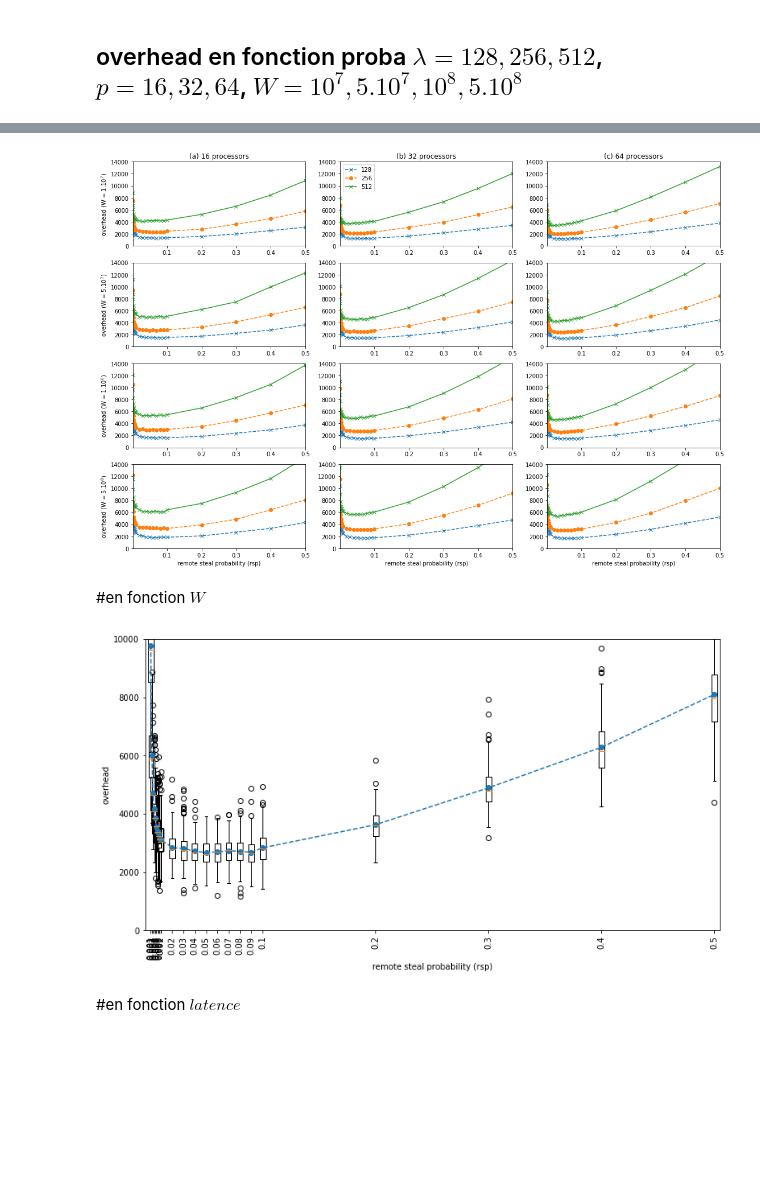
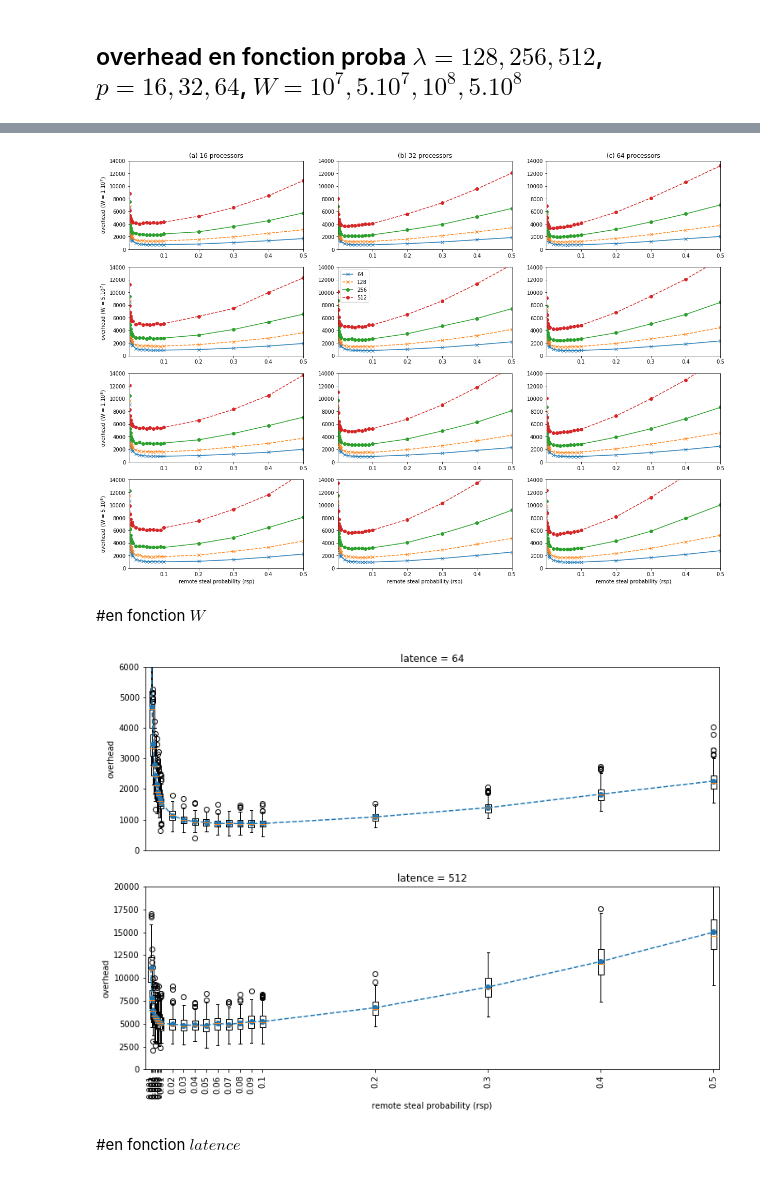
Before and after one commit to wagnerf42/ws-simulator, a Jupyter notebook: result/strategy/simulation_ipynb/simulation_thesis_proba.ipynb, the cells around one changed output, grey strips where cells are left out. Saved outputs shown, nothing was run; the diff lists cells and outputs as text; code cells hidden in the pictures; blank space fills up the shorter version.

```diff
--- a/result/strategy/simulation_ipynb/simulation_thesis_proba.ipynb
+++ b/result/strategy/simulation_ipynb/simulation_thesis_proba.ipynb
@@ -15,9 +15,10 @@ def load_file(filename):
     work = a[:,4]
     i_steals = a[:,16]
     e_steals = a[:,17]
-    return rsp, latencies, times, processors, work#, i_steals, i_steals
+    return rsp, latencies, times, processors, work, i_steals, e_steals
 
 directory = "/home/khatiri/these/projet/ws-simulator/Simulation/strategy_proba/proba_steal_50p/"
+directory_70p = "/home/khatiri/these/projet/ws-simulator/Simulation/strategy_proba/proba_steal_70p/"
 directory_80p = "/home/khatiri/these/projet/ws-simulator/Simulation/strategy_proba/proba_steal_80p/"
 directory_90p = "/home/khatiri/these/projet/ws-simulator/Simulation/strategy_proba/proba_steal_90p/"
 # %%
@@ -35,7 +36,7 @@ def compute_average(values, latence):
     return average
 
 def compute_overhead_for_latence(data, latence):
-    rsp, latencies, times, processors, work = data
+    rsp, latencies, times, processors, work, i_s, e_s = data
     all_average = defaultdict(list)
     average = defaultdict(int)
     run_number = defaultdict(int)
@@ -55,7 +56,7 @@ def compute_overhead_for_latence(data, latence):
 
 
 def compute_overhead(data, latence, variable):
-    rsp, latencies, times, processors, work = data
+    rsp, latencies, times, processors, work, i_s, e_s = data
     average = defaultdict(int)
     run_number = defaultdict(int)
     average = 0
@@ -180,40 +183,37 @@ for (l,lim) in sorted({(128,6000),(256,8000),(512,15000)}):
 [figure]
 # %%
 fig = plt.figure()
-fig.set_size_inches(18.5, 12.5, forward=True)
+fig.set_size_inches(20.5, 14.5, forward=True)
 
 position = 0
 for w1, w2 in sorted({(10000000,"1.$10^7$"),(50000000,"5.$10^7$"), (100000000,"1.$10^8$"), (500000000,"5.$10^8$")}):
     for p,c in sorted({(16,"(a)"),(32,"(b)"),(64,"(c)")}):
-
-
-
         #position
         position += 1
         plt.subplot(4, 3, position)
         plt.ylim(0,14000)
 
         #plots
         data = load_file(directory + "vss_proba_"+str(p)+"_"+str(w1))
 
-        for l,s in sorted({(128, "x--"), (256, "o--"), (512, "x-")}):
+        for l,s in sorted({(64, "x-"), (128, "x--"), (256, "o-"), (512, "o--")}):
             if w1 == 10000000:
                 plt.title(c+" "+str(p)+" processors")
             if w1 == 500000000:
                 plt.xlabel("remote steal probability (rsp)")
             if p == 16:
                 plt.ylabel("overhead (W = "+w2+")")
 
             plt.xlim(0.001, 0.5)
             all_average, overhead, minimum = compute_overhead_for_latence(data, l)
             plt.plot(overhead.keys(), overhead.values(), s, label=l)
 
         #legend
-        if p == 32 and w1 == 10000000:
+        if p == 32 and w1 == 50000000:
             plt.legend()
-        plt.savefig('/tmp/overhead_according_rsp_l_2.pdf',bbox_inches='tight')
+        plt.savefig('../../../../../Manuscrit/manuscrit/gfx/twoClusters/overhead_according_rsp_w.pdf',bbox_inches='tight')
 # %% [output]
-[figure, old version]
+[figure, new version]
 # %% [markdown]
 #en fonction $W$
 # %%
@@ -228,26 +226,47 @@ best_w, best_p, best_l = best_value_dict(directory, 2)
 # %%
 fig = plt.figure()
-fig.set_size_inches(12.5, 6.5, forward=True)
-list_avrg, list_keys = boxdata(32, 100000000, 256, 0, 0.5)
-maxim = max(best_w[(32,256)][100000000])
-#plt.subplot(111)
+fig.set_size_inches(12.5, 9, forward=True)
 
+plt.subplot(2, 1, 1)
+list_avrg, list_keys = boxdata(32, 100000000, 64, 0, 0.5)
+plt.title("latence = 64")
+#plt.xlabel("remote steal probability (rsp)")
+plt.ylabel("overhead")
+plt.tick_params(
+    axis='x',          # changes apply to the x-axis
+    which='both',      # both major and minor ticks are affected
+    bottom=False,      # ticks along the bottom edge are off
+    top=False,         # ticks along the top edge are off
+    labelbottom=False) # labels along the bottom edge are off
+
+data = load_file(directory + "vss_proba_32_100000000")
+
+plt.ylim(0, 6000)
+#plt.xticks(rotation=90)
+w = [0.1]*len(list_keys)
+keys_positions = [x*100 for x in list_keys]
+plt.boxplot(list_avrg, positions=keys_positions, labels = list_keys)
+_, overhead, minimum = compute_overhead_for_latence(data, 64)
+plt.plot([x*100 for x in overhead.keys()], overhead.values(), "o--", label="latence = 64")
+
+plt.subplot(2, 1, 2)
+list_avrg, list_keys = boxdata(32, 100000000, 512, 0, 0.5)
+plt.title("latence = 512")
 plt.xlabel("remote steal probability (rsp)")
 plt.ylabel("overhead")
 
 data = load_file(directory + "vss_proba_32_100000000")
 
-plt.ylim(0, 10000)
+plt.ylim(0, 20000)
 plt.xticks(rotation=90)
 w = [0.1]*len(list_keys)
 keys_positions = [x*100 for x in list_keys]
 plt.boxplot(list_avrg, positions=keys_positions, labels = list_keys)
-_, overhead, minimum = compute_overhead_for_latence(data, 256)
-plt.plot([x*100 for x in overhead.keys()], overhead.values(), "o--", label="latence = 256")
-
-plt.savefig('../../../../../Manuscrit/manuscrit/gfx/twoClusters/zoom_overhead_according_rsp_w100000000_32_256.pdf',bbox_inches='tight')
+_, overhead, minimum = compute_overhead_for_latence(data, 512)
+plt.plot([x*100 for x in overhead.keys()], overhead.values(), "o--", label="latence = 512")
+plt.savefig('../../../../../Manuscrit/manuscrit/gfx/twoClusters/box_overhead_according_rsp_w100000000_32.pdf',bbox_inches='tight')
 # %% [output]
-[figure, old version]
+[figure, new version]
 # %% [markdown]
 #en fonction $latence$
 # %%
```
Also changed, not shown: parts of 11 cells of this notebook, 5 other files.
